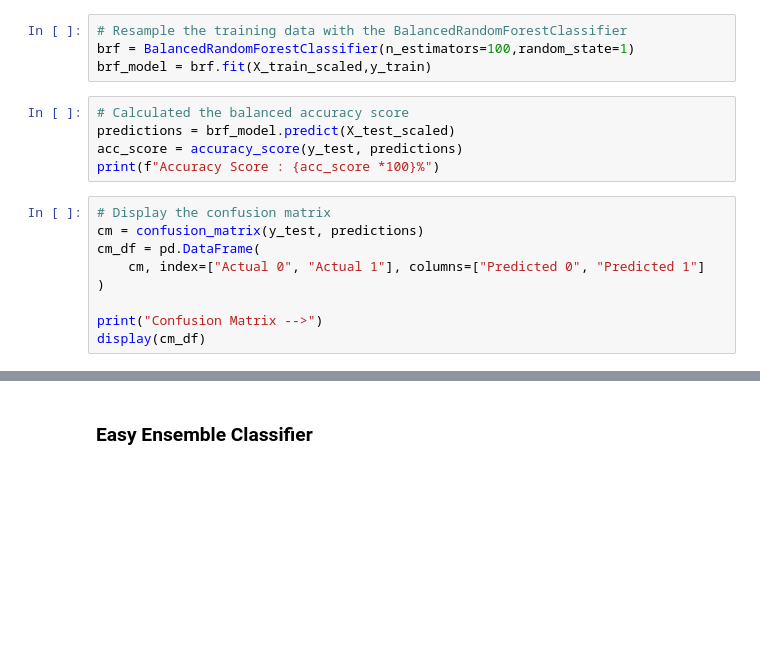
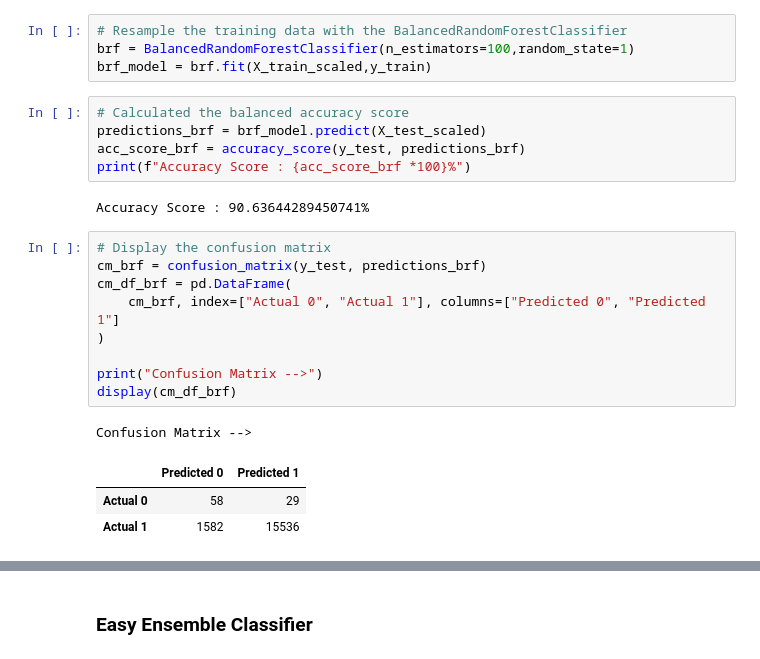
Before and after one commit to bcifuen1/assignment7, a Jupyter notebook: Homework/Starter_Code/credit_risk_ensemble.ipynb, the cells around one changed output, grey strips where cells are left out. Saved outputs shown, nothing was run; the diff lists cells and outputs as text; blank space fills up the shorter version.

```diff
--- a/Homework/Starter_Code/credit_risk_ensemble.ipynb
+++ b/Homework/Starter_Code/credit_risk_ensemble.ipynb
@@ -137,18 +176,25 @@ brf = BalancedRandomForestClassifier(n_estimators=100,random_state=1)
 brf_model = brf.fit(X_train_scaled,y_train)
 # %%
 # Calculated the balanced accuracy score
-predictions = brf_model.predict(X_test_scaled)
-acc_score = accuracy_score(y_test, predictions)
-print(f"Accuracy Score : {acc_score *100}%")
+predictions_brf = brf_model.predict(X_test_scaled)
+acc_score_brf = accuracy_score(y_test, predictions_brf)
+print(f"Accuracy Score : {acc_score_brf *100}%")
+# %% [output]
+Accuracy Score : 90.63644289450741%
 # %%
 # Display the confusion matrix
-cm = confusion_matrix(y_test, predictions)
-cm_df = pd.DataFrame(
-    cm, index=["Actual 0", "Actual 1"], columns=["Predicted 0", "Predicted 1"]
+cm_brf = confusion_matrix(y_test, predictions_brf)
+cm_df_brf = pd.DataFrame(
+    cm_brf, index=["Actual 0", "Actual 1"], columns=["Predicted 0", "Predicted 1"]
 )
 
 print("Confusion Matrix -->")
-display(cm_df)
+display(cm_df_brf)
+# %% [output]
+Confusion Matrix -->
+|  | Predicted 0 | Predicted 1 |
+| Actual 0 | 58 | 29 |
+| Actual 1 | 1582 | 15536 |
 # %%
 # Print the imbalanced classification report
 print("Classification Report -->")
```
Also changed, not shown: parts of 11 cells of this notebook, 2 other files.
